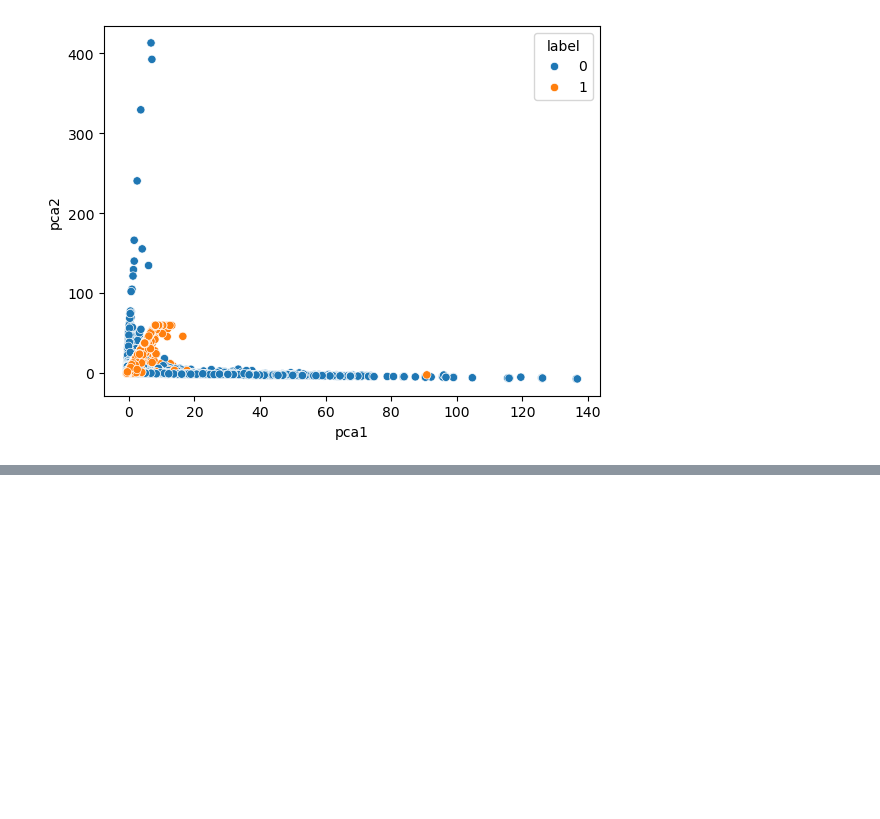
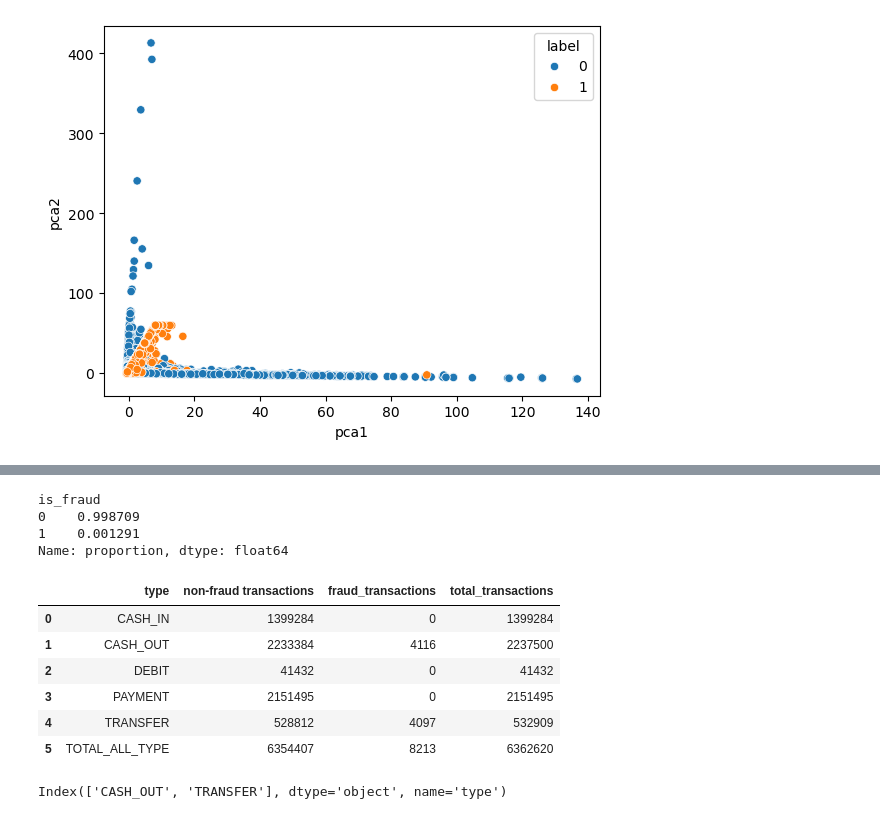
Before and after one commit to salfaris/financial-fraud-detection, a Jupyter notebook: notebooks/explore.ipynb, the cells around one changed output, grey strips where cells are left out. Cells and saved outputs as stored; diff of their text form; code cells hidden in the pictures; blank space fills up the shorter version.

```diff
--- a/notebooks/explore.ipynb
+++ b/notebooks/explore.ipynb
@@ -132,0 +156,34 @@ sns.scatterplot(data=pca_df, x="pca1", y="pca2", hue="label")
+# %%
+data.is_fraud.value_counts(normalize=True)
+# %% [output]
+is_fraud
+0    0.998709
+1    0.001291
+Name: proportion, dtype: float64
+# %%
+paysim_data_stats = (
+    data.groupby(["type"])["is_fraud"].value_counts().unstack(fill_value=0)
+)
+paysim_data_stats["total_transactions"] = paysim_data_stats.sum(axis=1)
+paysim_data_stats.rename(
+    columns={0: "non-fraud transactions", 1: "fraud_transactions"}, inplace=True
+)
+paysim_data_stats.sort_index(inplace=True)
+
+paysim_data_stats.loc["TOTAL_ALL_TYPE"] = paysim_data_stats.sum(axis=0)
+paysim_data_stats.reset_index(inplace=True)
+# %%
+paysim_data_stats.columns.name = ""
+paysim_data_stats
+# %% [output]
+|  | type | non-fraud transactions | fraud_transactions | total_transactions |
+| 0 | CASH_IN | 1399284 | 0 | 1399284 |
+| 1 | CASH_OUT | 2233384 | 4116 | 2237500 |
+| 2 | DEBIT | 41432 | 0 | 41432 |
+| 3 | PAYMENT | 2151495 | 0 | 2151495 |
+| 4 | TRANSFER | 528812 | 4097 | 532909 |
+| 5 | TOTAL_ALL_TYPE | 6354407 | 8213 | 6362620 |
+# %%
+data.groupby("is_fraud")["type"].value_counts().loc[1].index
+# %% [output]
+Index(['CASH_OUT', 'TRANSFER'], dtype='object', name='type')
```
Also changed, not shown: parts of 15 cells of this notebook, 3 other files.
